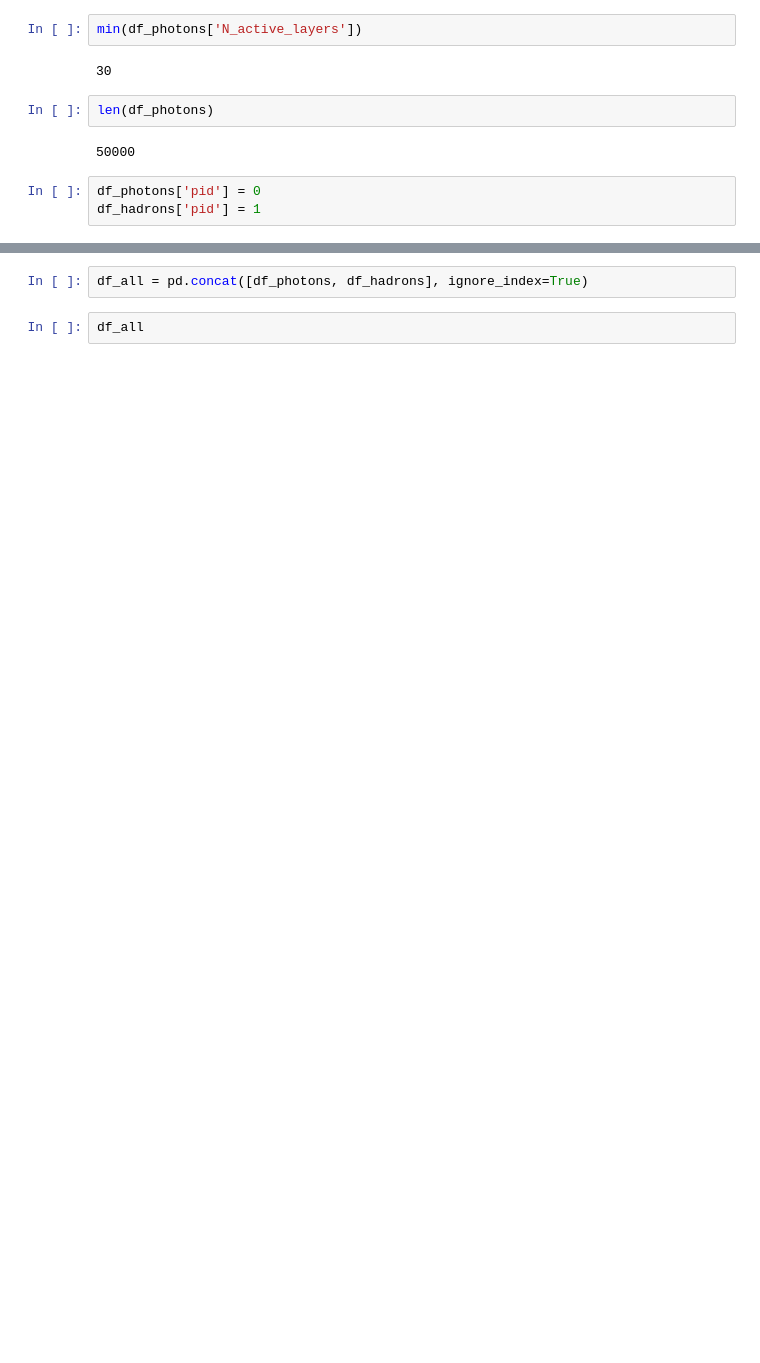
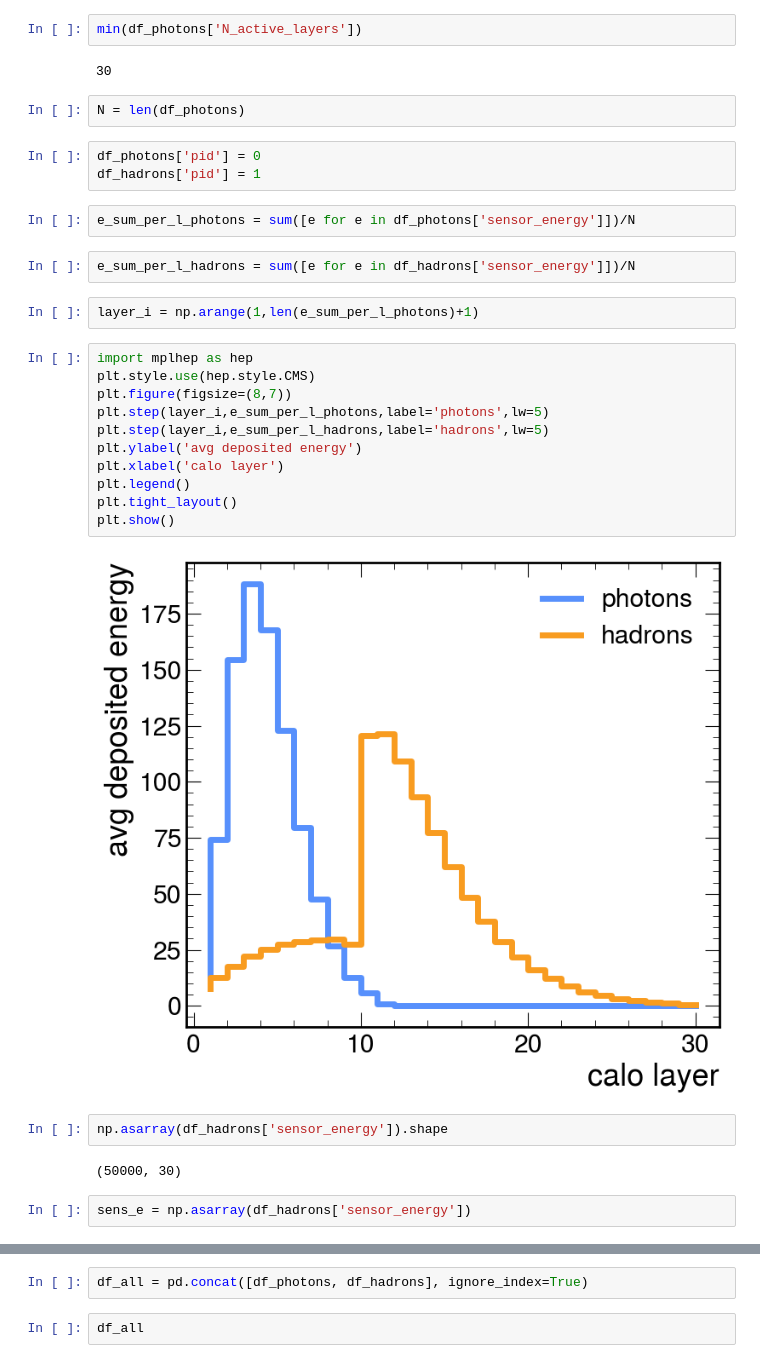
Before and after one commit to kingusiu/opDeDe, a Jupyter notebook: notebooks/read_multilayer_calos_photonID.ipynb, the cells around one changed output, grey strips where cells are left out. Cells and saved outputs as stored; diff of their text form; blank space fills up the shorter version.

```diff
--- a/notebooks/read_multilayer_calos_photonID.ipynb
+++ b/notebooks/read_multilayer_calos_photonID.ipynb
@@ -54,9 +26,32 @@ min(df_photons['N_active_layers'])
 # %% [output]
 30
 # %%
-len(df_photons)
+N = len(df_photons)
-# %% [output]
-50000
 # %%
 df_photons['pid'] = 0
 df_hadrons['pid'] = 1
+# %%
+e_sum_per_l_photons = sum([e for e in df_photons['sensor_energy']])/N
+# %%
+e_sum_per_l_hadrons = sum([e for e in df_hadrons['sensor_energy']])/N
+# %%
+layer_i = np.arange(1,len(e_sum_per_l_photons)+1)
+# %%
+import mplhep as hep
+plt.style.use(hep.style.CMS)
+plt.figure(figsize=(8,7))
+plt.step(layer_i,e_sum_per_l_photons,label='photons',lw=5)
+plt.step(layer_i,e_sum_per_l_hadrons,label='hadrons',lw=5)
+plt.ylabel('avg deposited energy')
+plt.xlabel('calo layer')
+plt.legend()
+plt.tight_layout()
+plt.show()
+# %% [output]
+[figure, added]
+# %%
+np.asarray(df_hadrons['sensor_energy']).shape
+# %% [output]
+(50000, 30)
+# %%
+sens_e = np.asarray(df_hadrons['sensor_energy'])
```
Also changed, not shown: parts of 4 cells of this notebook, 27 other files.
